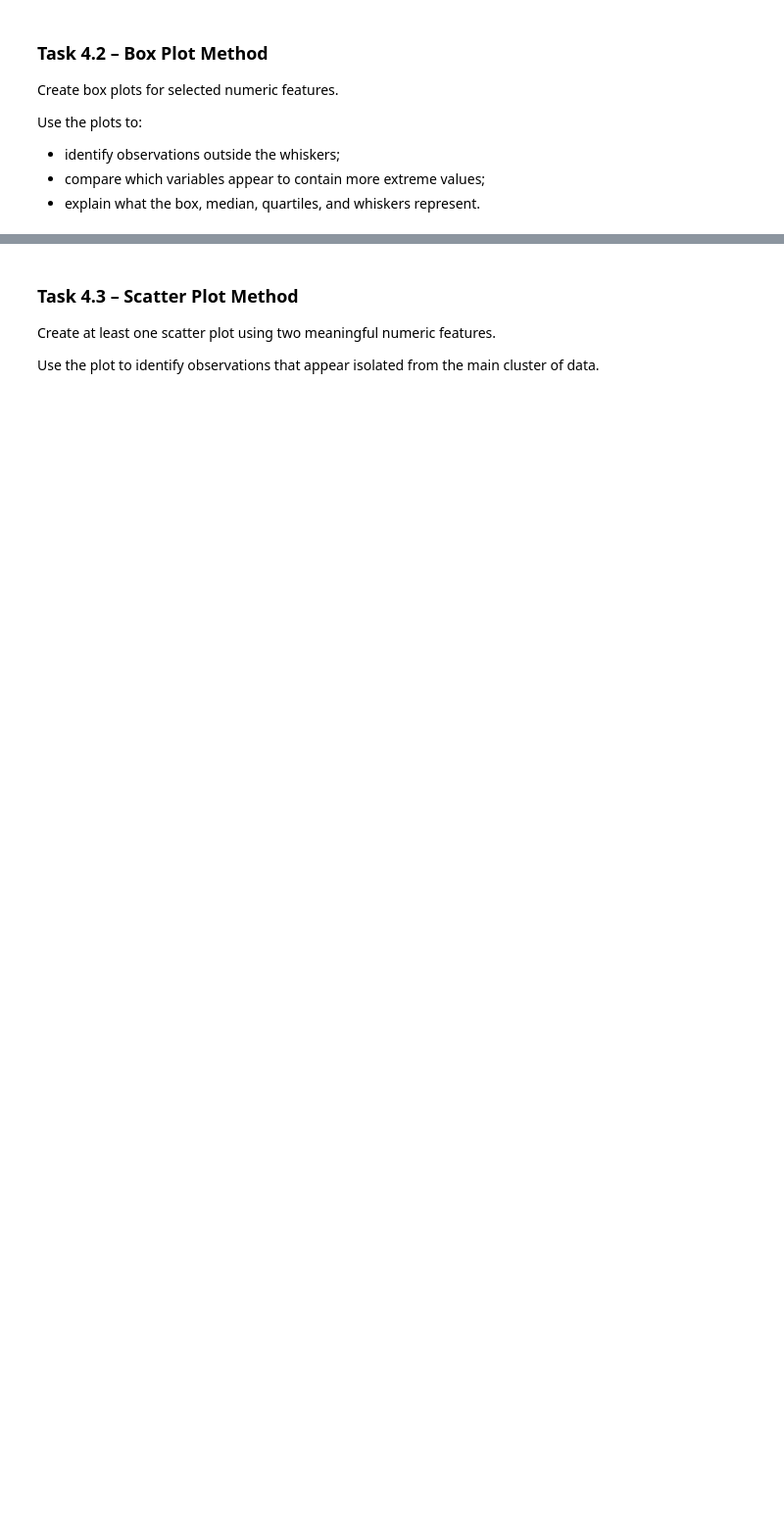
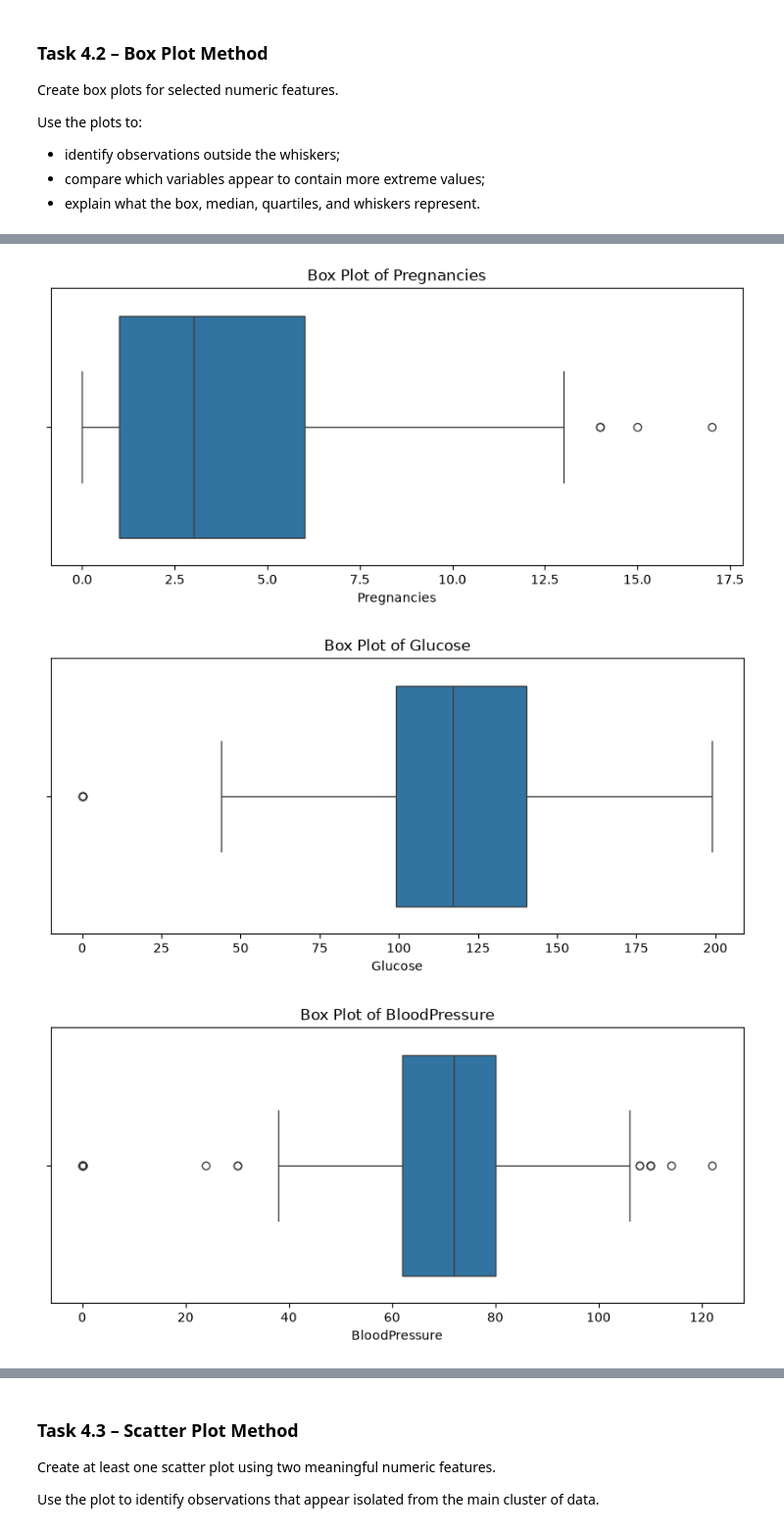
Before and after one commit to UbaidUllah777/Lab-2---Tidying-Cleaning-Imputation-and-Outlier-Detection, a Jupyter notebook: week5Lab.ipynb, the cells around one changed output, grey strips where cells are left out. Shown at 98% size. Saved outputs shown, nothing was run; the diff lists cells and outputs as text; code cells hidden in the pictures; blank space fills up the shorter version.

```diff
--- a/week5Lab.ipynb
+++ b/week5Lab.ipynb
@@ -1948,0 +2104,17 @@ Use the plots to:
+# %%
+for feature in outlier_features:
+    plt.figure(figsize=(8, 4))
+
+    sns.boxplot(
+        x=diabetes[feature]
+    )
+
+    plt.title(f"Box Plot of {feature}")
+    plt.xlabel(feature)
+
+    plt.tight_layout()
+    plt.show()
+# %% [output]
+[figure, added]
+[figure, added]
+[figure, added]
```
Also changed, not shown: parts of 14 cells of this notebook, 1 other file.
